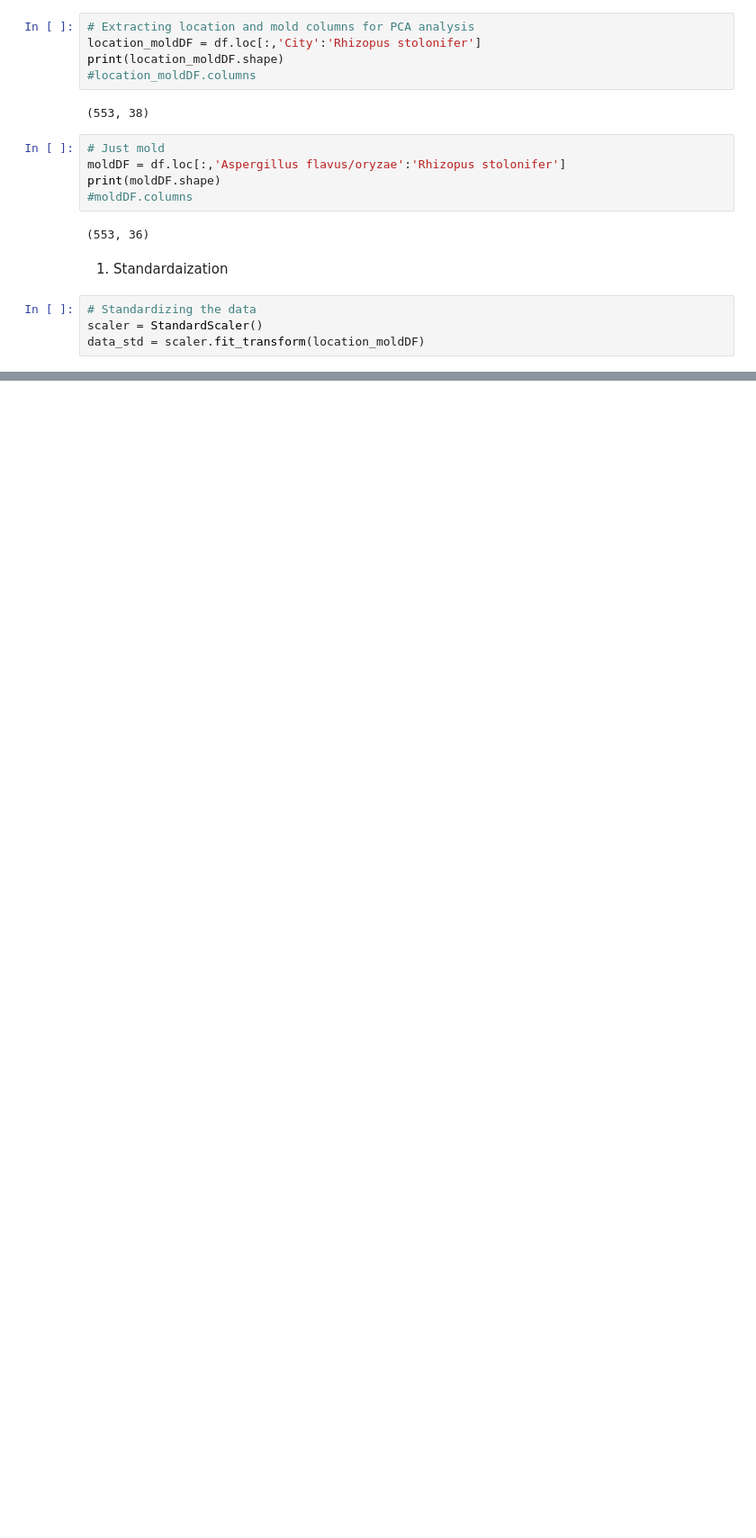
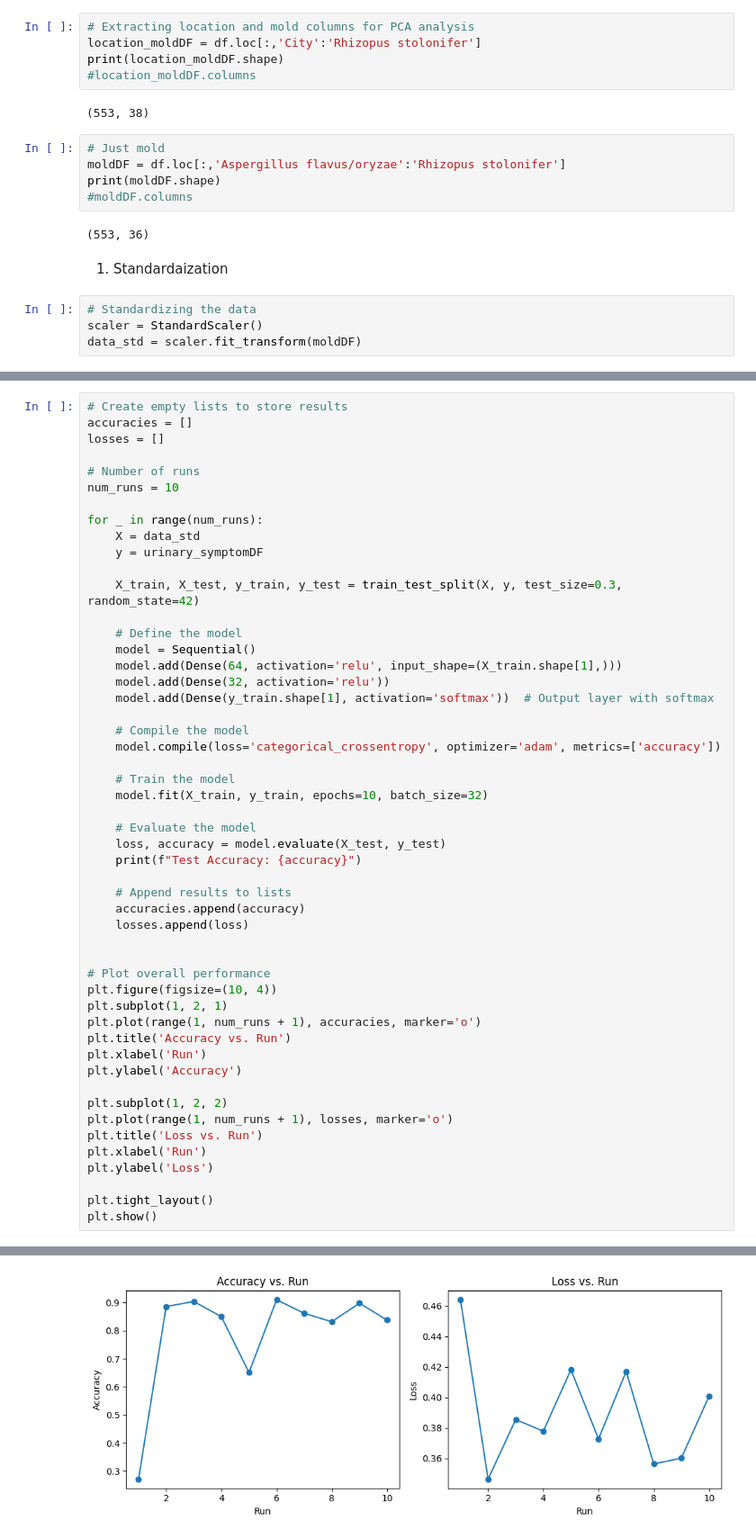
Before and after one commit to AITHIOMB/Home-Health-Impact, a Jupyter notebook: Bonnie W/NumericalLocations/modeling-FCNN.ipynb, the cells around one changed output, grey strips where cells are left out. Shown at 90% size. Drawn from its saved outputs; the diff is of its cells as text; blank space fills up the shorter version.

Commit message:
Final Commit
Brain symptoms predicting correctly

All others need tuning for FCNN

Notes Updated

```diff
--- a/Bonnie W/NumericalLocations/modeling-FCNN.ipynb
+++ b/Bonnie W/NumericalLocations/modeling-FCNN.ipynb
@@ -49,5 +69,5 @@ print(moldDF.shape)
 # %%
 # Standardizing the data
 scaler = StandardScaler()
-data_std = scaler.fit_transform(location_moldDF)
+data_std = scaler.fit_transform(moldDF)
 # %% [markdown]
@@ -54,0 +75,52 @@ FCNN Model
+# %%
+# Create empty lists to store results
+accuracies = []
+losses = []
+
+# Number of runs
+num_runs = 10
+
+for _ in range(num_runs):
+    X = data_std
+    y = urinary_symptomDF
+
+    X_train, X_test, y_train, y_test = train_test_split(X, y, test_size=0.3, random_state=42)
+
+    # Define the model
+    model = Sequential()
+    model.add(Dense(64, activation='relu', input_shape=(X_train.shape[1],)))
+    model.add(Dense(32, activation='relu'))
+    model.add(Dense(y_train.shape[1], activation='softmax'))  # Output layer with softmax
+
+    # Compile the model
+    model.compile(loss='categorical_crossentropy', optimizer='adam', metrics=['accuracy'])
+
+    # Train the model
+    model.fit(X_train, y_train, epochs=10, batch_size=32)
+
+    # Evaluate the model
+    loss, accuracy = model.evaluate(X_test, y_test)
+    print(f"Test Accuracy: {accuracy}")
+
+    # Append results to lists
+    accuracies.append(accuracy)
+    losses.append(loss)
+
+
+# Plot overall performance
+plt.figure(figsize=(10, 4))
+plt.subplot(1, 2, 1)
+plt.plot(range(1, num_runs + 1), accuracies, marker='o')
+plt.title('Accuracy vs. Run')
+plt.xlabel('Run')
+plt.ylabel('Accuracy')
+
+plt.subplot(1, 2, 2)
+plt.plot(range(1, num_runs + 1), losses, marker='o')
+plt.title('Loss vs. Run')
+plt.xlabel('Run')
+plt.ylabel('Loss')
+
+plt.tight_layout()
+plt.show()
+# %% [output]
@@ -54,0 +144 @@ FCNN Model
+[figure, added]
```
Also changed, not shown: parts of 8 cells of this notebook, 7 other files.
